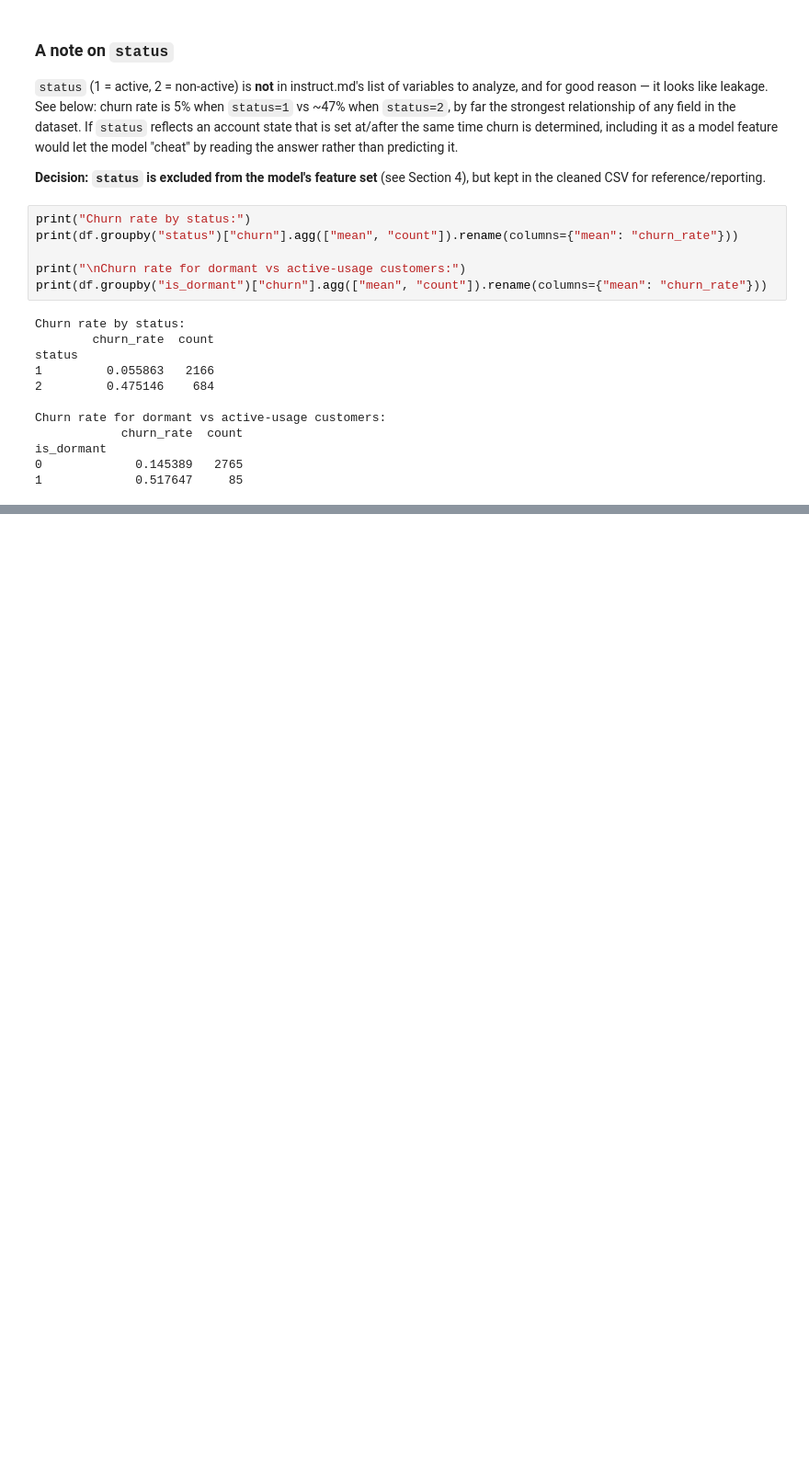
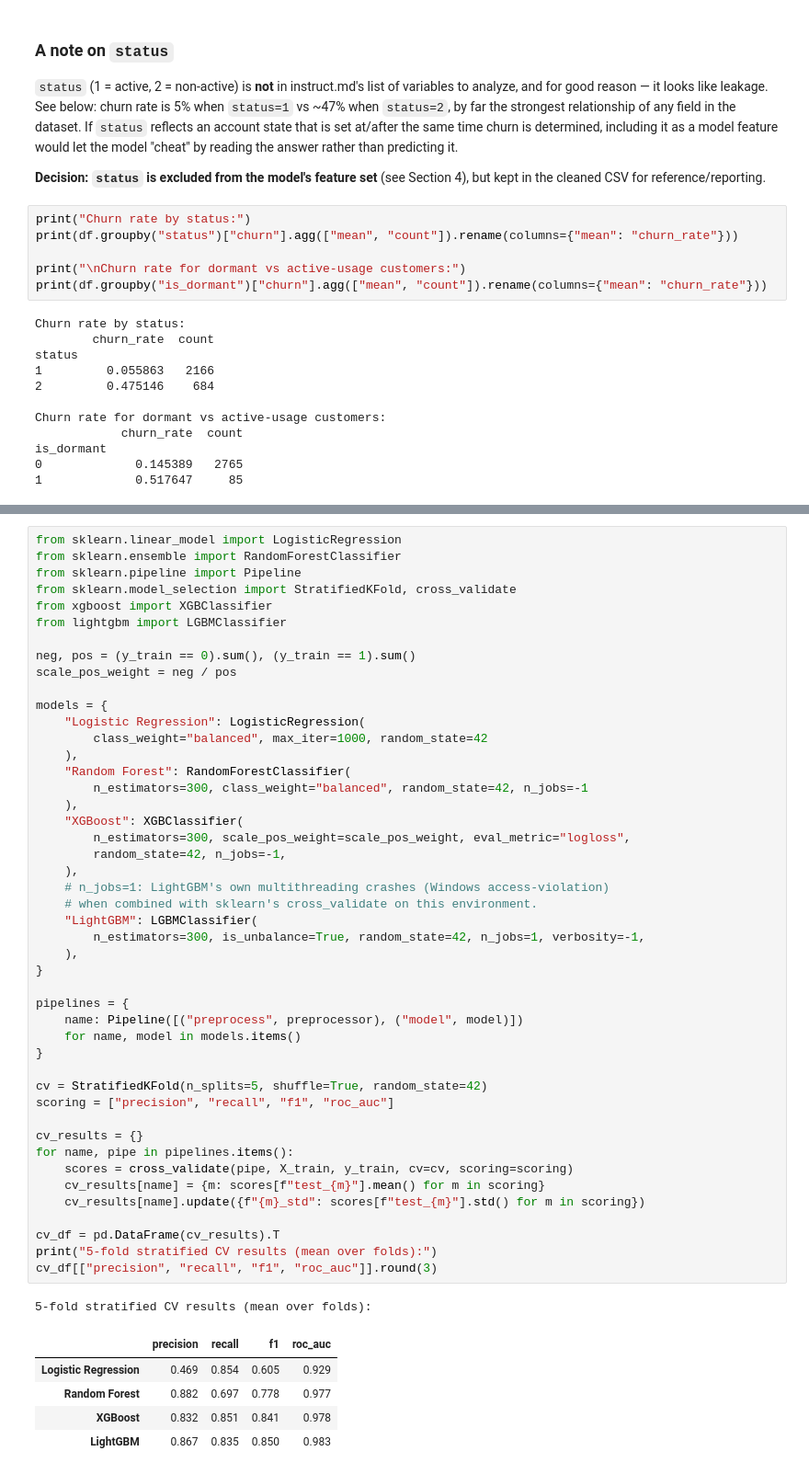
Before and after one commit to umunnaprecious2-prog/Customer-Churn-Prediction, a Jupyter notebook: Customer_Churn_Analysis.ipynb, the cells around one changed output, grey strips where cells are left out. Shown at 92% size. Cells and saved outputs as stored; diff of their text form; blank space fills up the shorter version.

```diff
--- a/Customer_Churn_Analysis.ipynb
+++ b/Customer_Churn_Analysis.ipynb
@@ -230,0 +276,53 @@ is_dormant
+# %%
+from sklearn.linear_model import LogisticRegression
+from sklearn.ensemble import RandomForestClassifier
+from sklearn.pipeline import Pipeline
+from sklearn.model_selection import StratifiedKFold, cross_validate
+from xgboost import XGBClassifier
+from lightgbm import LGBMClassifier
+
+neg, pos = (y_train == 0).sum(), (y_train == 1).sum()
+scale_pos_weight = neg / pos
+
+models = {
+    "Logistic Regression": LogisticRegression(
+        class_weight="balanced", max_iter=1000, random_state=42
+    ),
+    "Random Forest": RandomForestClassifier(
+        n_estimators=300, class_weight="balanced", random_state=42, n_jobs=-1
+    ),
+    "XGBoost": XGBClassifier(
+        n_estimators=300, scale_pos_weight=scale_pos_weight, eval_metric="logloss",
+        random_state=42, n_jobs=-1,
+    ),
+    # n_jobs=1: LightGBM's own multithreading crashes (Windows access-violation)
+    # when combined with sklearn's cross_validate on this environment.
+    "LightGBM": LGBMClassifier(
+        n_estimators=300, is_unbalance=True, random_state=42, n_jobs=1, verbosity=-1,
+    ),
+}
+
+pipelines = {
+    name: Pipeline([("preprocess", preprocessor), ("model", model)])
+    for name, model in models.items()
+}
+
+cv = StratifiedKFold(n_splits=5, shuffle=True, random_state=42)
+scoring = ["precision", "recall", "f1", "roc_auc"]
+
+cv_results = {}
+for name, pipe in pipelines.items():
+    scores = cross_validate(pipe, X_train, y_train, cv=cv, scoring=scoring)
+    cv_results[name] = {m: scores[f"test_{m}"].mean() for m in scoring}
+    cv_results[name].update({f"{m}_std": scores[f"test_{m}"].std() for m in scoring})
+
+cv_df = pd.DataFrame(cv_results).T
+print("5-fold stratified CV results (mean over folds):")
+cv_df[["precision", "recall", "f1", "roc_auc"]].round(3)
+# %% [output]
+5-fold stratified CV results (mean over folds):
+|  | precision | recall | f1 | roc_auc |
+| Logistic Regression | 0.469 | 0.854 | 0.605 | 0.929 |
+| Random Forest | 0.882 | 0.697 | 0.778 | 0.977 |
+| XGBoost | 0.832 | 0.851 | 0.841 | 0.978 |
+| LightGBM | 0.867 | 0.835 | 0.850 | 0.983 |
```
Also changed, not shown: parts of 3 cells of this notebook, 1 other file.
